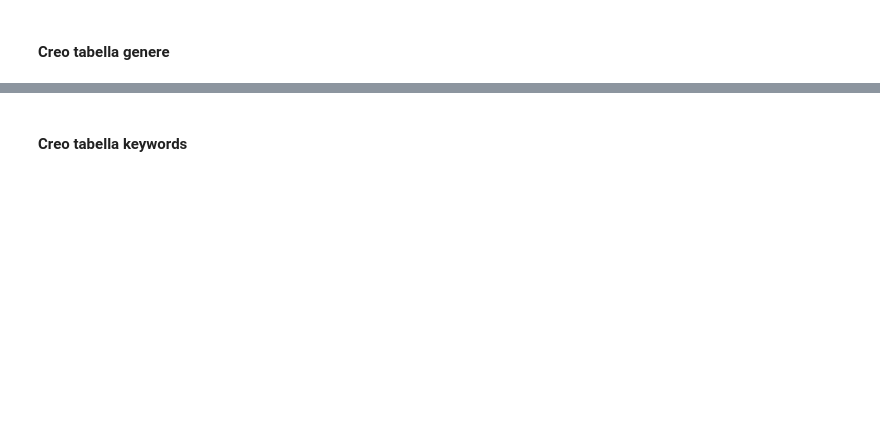
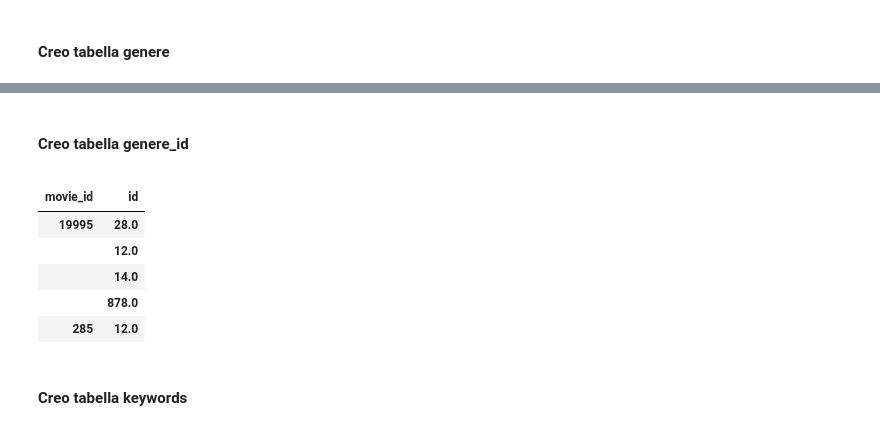
Before and after one commit to silviasantamaria/computerscience, a Jupyter notebook: Project+.ipynb, the cells around one changed output, grey strips where cells are left out. Saved outputs shown, nothing was run; the diff lists cells and outputs as text; code cells hidden in the pictures; blank space fills up the shorter version.

```diff
--- a/Project+.ipynb
+++ b/Project+.ipynb
@@ -82,3 +43,23 @@ genere.head()
+# %% [markdown]
+#### Creo tabella genere_id
+# %%
+genere_id=pd.DataFrame()
+for film in list(range(0,len(movies['genres']))):
+    tabjson=pd.read_json(movies['genres'][film])
+    idfilm=movies['id'][film]
+    tabjson['movie_id']=idfilm
+    genere_id=pd.concat([genere_id, tabjson])
+del genere_id['name']
+genere_id = genere_id.set_index(['movie_id', 'id'])
+genere_id.head()
+# %% [output]
+|  |  |
+| movie_id | id |
+| 19995 | 28.0 |
+|  | 12.0 |
+|  | 14.0 |
+|  | 878.0 |
+| 285 | 12.0 |
 # %% [markdown]
 #### Creo tabella keywords
 # %%
```
Also changed, not shown: parts of 19 cells of this notebook.
